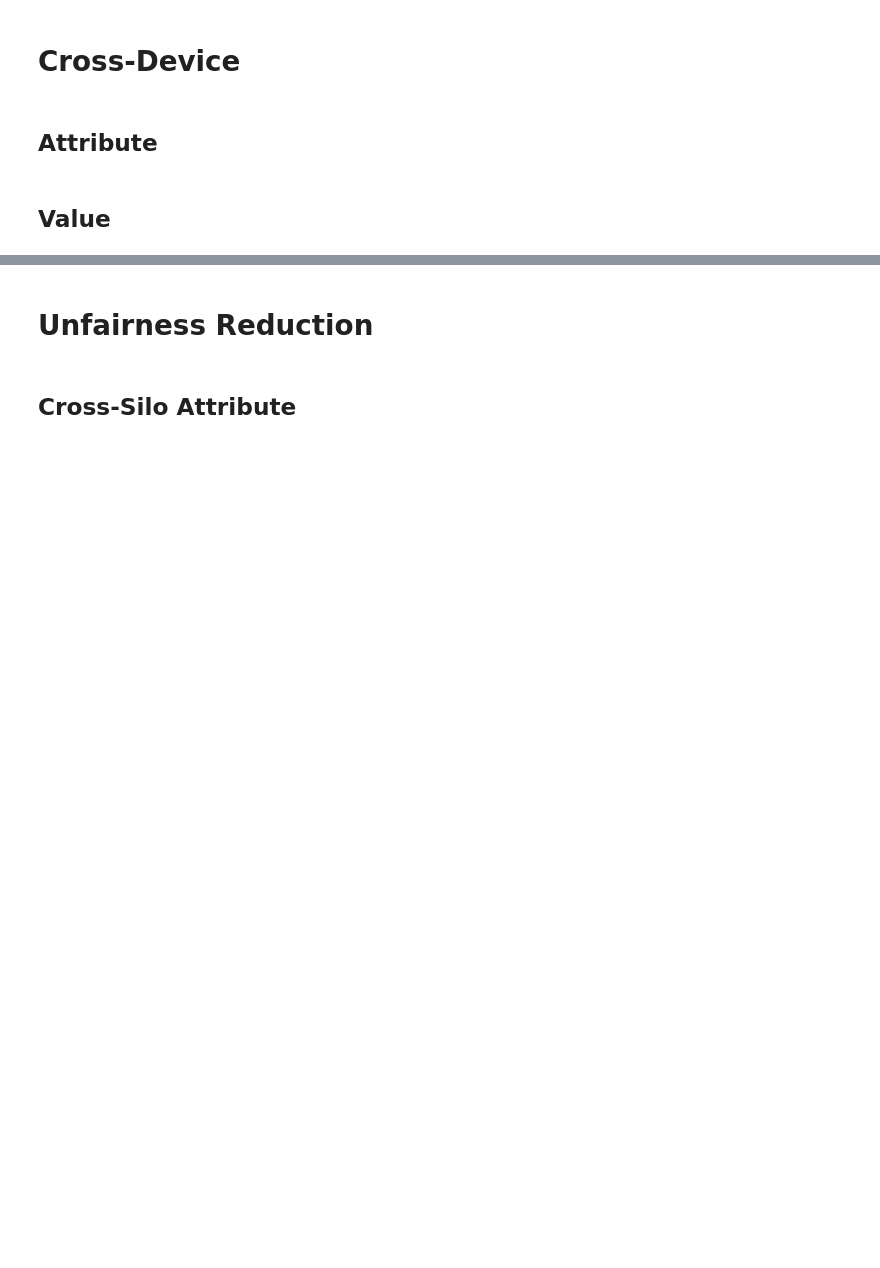
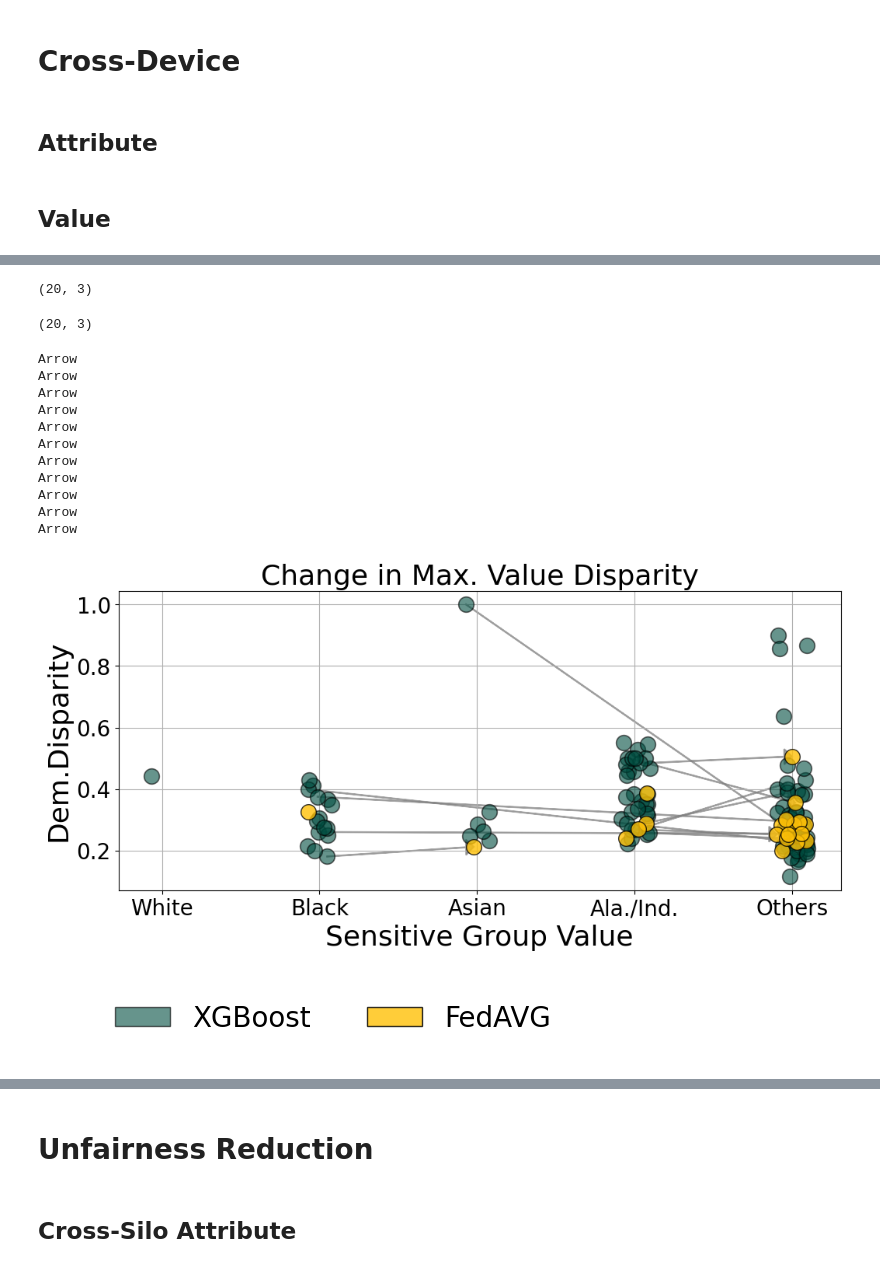
Before and after one commit to xheilmann/FeDa4Fair, a Jupyter notebook: evaluations/plots/plots.ipynb, the cells around one changed output, grey strips where cells are left out. Saved outputs shown, nothing was run; the diff lists cells and outputs as text; code cells hidden in the pictures; blank space fills up the shorter version.

```diff
--- a/evaluations/plots/plots.ipynb
+++ b/evaluations/plots/plots.ipynb
@@ -1724,8 +1715,8 @@ bar_plot_differences(
 ## Value
 # %%
 folder_name = "baseline_value_cross_device"
-dp = pd.read_csv(f"./{folder_name}/model_perf_DP.csv")
-eo = pd.read_csv(f"./{folder_name}/model_perf_EO.csv")
+dp = pd.read_csv(f"../local_models/results/acs_income/{folder_name}/model_perf_DP.csv")
+eo = pd.read_csv(f"../local_models/results/acs_income/{folder_name}/model_perf_EO.csv")
 with open("../../datasets/acs_income/cross_device_value_final/FL_data/federated/partitions_names.json") as f:
     partition_names = json.load(f)
 api = wandb.Api()
@@ -1743,7 +1734,7 @@ mapping = {
 # %%
 results = {}
 
-for node in range(100):
+for node in range(200):
     for attribute in attributes:
         current_attribute = f"{attribute_name} {node} {attribute}"
         if current_attribute in df.columns:
@@ -1915,22 +1938,44 @@ bar_plot_differences(
 # %%
 states = results_df["dataset"]
 # %%
+
+states = results_df["dataset"]
 filtered = df_race_unfairness_xgboost[df_race_unfairness_xgboost["dataset"].isin(states)]
+filtered.shape
+# %% [output]
+(20, 3)
 # %%
-filtered
+filtered.shape
+# %% [output]
+(20, 3)
 # %%
 df_race_unfairness_xgboost["Value"] = [int(float(i)) for i in df_race_unfairness_xgboost["Value"]]
 fig = visualize_value_change(
-    df1=filtered,
+    df1=df_race_unfairness_xgboost,
     df2=results_df,
     title="Change in Max. Value Disparity",
     y_label="Dem.Disparity",
     font_size=26,
     ticks_font_size=20,
     initial_state="XGBoost",
+    x_tick_names=x_ticks
 )
 
 fig.savefig("./images/arrow_device_value_xgboost.pdf", bbox_inches="tight", dpi=150)
+# %% [output]
+Arrow
+Arrow
+Arrow
+Arrow
+Arrow
+Arrow
+Arrow
+Arrow
+Arrow
+Arrow
+Arrow
+[figure, added]
+[figure, added]
 # %%
 filtered = df_race_unfairness_logistic[df_race_unfairness_logistic["dataset"].isin(states)]
 print(filtered)
```
Also changed, not shown: parts of 49 cells of this notebook, 2 other files.
